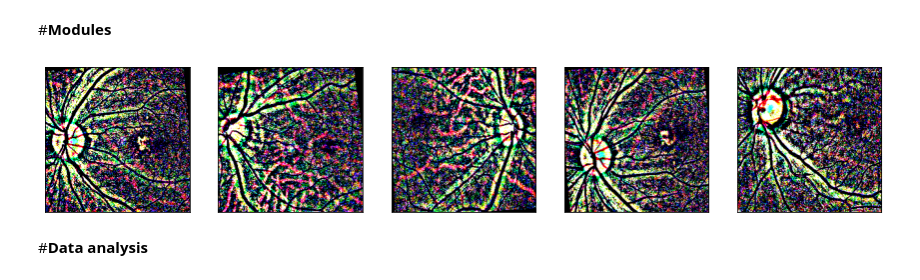
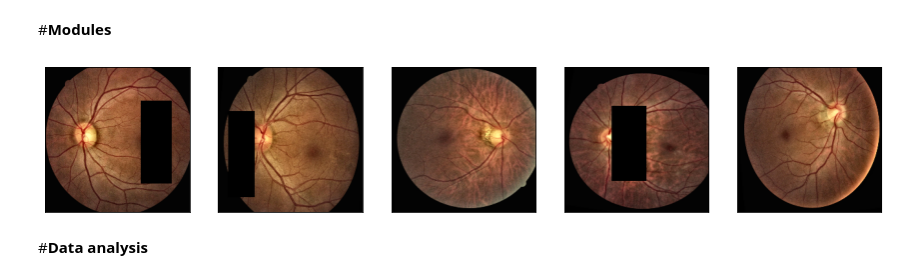
Before and after one commit to ykitaguchi77/FundusPhoto, a Jupyter notebook: FundusPhoto_crossvalidation1.3.ipynb, the cells around one changed output. Saved outputs shown, nothing was run; the diff lists cells and outputs as text; code cells hidden in the pictures.

```diff
--- a/FundusPhoto_crossvalidation1.3.ipynb
+++ b/FundusPhoto_crossvalidation1.3.ipynb
@@ -53,5 +53,5 @@ Mounted at /content/drive
 # %%
-name = "cropped_shade"
+name = "cropped_CLAHE"
 model = "A2"
 version = ""
 if version is not "":
@@ -86,9 +86,9 @@ BATCH_SIZE = 16
 # transforms param
 PX = 224 #画像のサイズ
 
-#cropped_shade_img
-NORMALIZE_AVE = [0.538, 0.54,  0.539]
-NORMALIZE_STD = [0.294, 0.301, 0.296]
+#cropped_CLAHE_img
+NORMALIZE_AVE = [0.543, 0.353, 0.228]
+NORMALIZE_STD = [0.135, 0.11,  0.072]
 
 TRAIN_CROP_SCALE =(0.75,1.0)
 TRAIN_BRIGHTNESS_PARAM = 0.2
@@ -644,21 +644,21 @@ train_data_transforms = nn.Sequential(
                 transforms.RandomResizedCrop(PX, scale=TRAIN_CROP_SCALE),
                 transforms.RandomHorizontalFlip(),
                 transforms.RandomVerticalFlip(),
-                #transforms.RandomErasing(p=0.5, scale=(0.02, 0.33), ratio=(0.3, 3.3), value=0, inplace=False),
+                transforms.RandomErasing(p=0.5, scale=(0.1, 0.15), ratio=(1, 3.3), value=0, inplace=False),
                 transforms.ConvertImageDtype(torch.float32),
-                transforms.Normalize(NORMALIZE_AVE, NORMALIZE_STD)
+                #transforms.Normalize(NORMALIZE_AVE, NORMALIZE_STD)
                 )
 val_data_transforms = nn.Sequential(
                 transforms.Resize(PX),
                 transforms.RandomHorizontalFlip(),
                 transforms.RandomVerticalFlip(),
                 transforms.ConvertImageDtype(torch.float32),
-                transforms.Normalize(NORMALIZE_AVE, NORMALIZE_STD)
+                #transforms.Normalize(NORMALIZE_AVE, NORMALIZE_STD)
                 )
 test_data_transforms = nn.Sequential(
                 transforms.Resize(PX),
                 transforms.ConvertImageDtype(torch.float32),
-                transforms.Normalize(NORMALIZE_AVE, NORMALIZE_STD)
+                #transforms.Normalize(NORMALIZE_AVE, NORMALIZE_STD)
                 )
 
 
@@ -676,7 +676,7 @@ def image_transform(image_path):
     image=Image.open(image_path)
     transform = transforms.Compose([
             transforms.Resize(224),
-            transforms.Grayscale(num_output_channels=3),
+            #transforms.Grayscale(num_output_channels=3),
             transforms.ToTensor()])
     image_tensor = transform(image)
 
@@ -698,34 +698,34 @@ def my_round(x, d=0): #四捨五入
 def image_eval(image_tensor, model_ft):
     output = model_ft(image_tensor).item()*100
     return output
 
 #result.csvに結果を記入
 def write_result(df, image_name, pred, row):
     df.loc[df_result.iloc[:,0].str.contains(image_name), row] = pred  #df_resultよりimage_nameが含まれる行を抜き出して年齢を取得
 
 
 
 #水増し後の画像を可視化する関数
 def show_img(dataset):
     plt.figure(figsize=(15, 3))
     for i in range(5):
         image, label = dataset[i]
         #image = image.permute(1, 2, 0)
         image = image.numpy().transpose((1,2,0))
         image = np.clip(image, 0, 1)
         plt.subplot(1, 5, i+1)
         plt.tick_params(labelbottom=False, labelleft=False, labelright=False, labeltop=False)
         plt.tick_params(bottom=False, left=False, right=False, top=False)
         plt.imshow(image)
 
 
 #画像の可視化
 train_dataset = SimpleImageDataset(os.path.join(DATASET_NAME, "1", TRAIN_FOLDER_NAME), FILENAME_LABELCSV, train_data_transforms)
 show_img(train_dataset)
 
 #print(train_dataset[1])
 # %% [output]
-[figure, old version]
+[figure, new version]
 # %% [markdown]
 #**Data analysis**
 # %%
```
Also changed, not shown: parts of 3 cells of this notebook.
